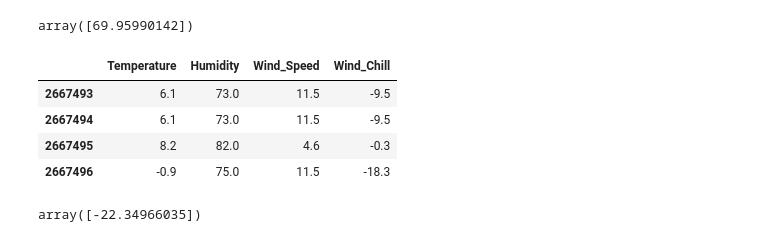
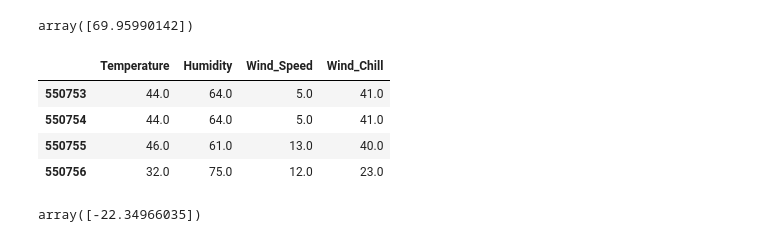
Before and after one commit to ssatti0/Springboard_work, a Jupyter notebook: Capstone 1 project/Wind_Chill Prediction tests.ipynb, the cells around one changed output. Cells and saved outputs as stored; diff of their text form; code cells hidden in the pictures.

```diff
--- a/Capstone 1 project/Wind_Chill Prediction tests.ipynb
+++ b/Capstone 1 project/Wind_Chill Prediction tests.ipynb
@@ -216,14 +233,14 @@ data_sub.tail(4)
 lr.predict([[70, 73, 6]])   # test prediction 1
 # %% [output]
 array([69.95990142])
-# %%
-data_sub[999995:999999]
-# %% [output]
-|  | Temperature | Humidity | Wind_Speed | Wind_Chill |
-| 2667493 | 6.1 | 73.0 | 11.5 | -9.5 |
-| 2667494 | 6.1 | 73.0 | 11.5 | -9.5 |
-| 2667495 | 8.2 | 82.0 | 4.6 | -0.3 |
-| 2667496 | -0.9 | 75.0 | 11.5 | -18.3 |
+# %%
+data_sub[99995:99999]
+# %% [output]
+|  | Temperature | Humidity | Wind_Speed | Wind_Chill |
+| 550753 | 44.0 | 64.0 | 5.0 | 41.0 |
+| 550754 | 44.0 | 64.0 | 5.0 | 41.0 |
+| 550755 | 46.0 | 61.0 | 13.0 | 40.0 |
+| 550756 | 32.0 | 75.0 | 12.0 | 23.0 |
 # %%
 lr.predict([[-9, 75, 11.5]]) # test prediction 2
 # %% [output]
```
Also changed, not shown: parts of 24 cells of this notebook.
